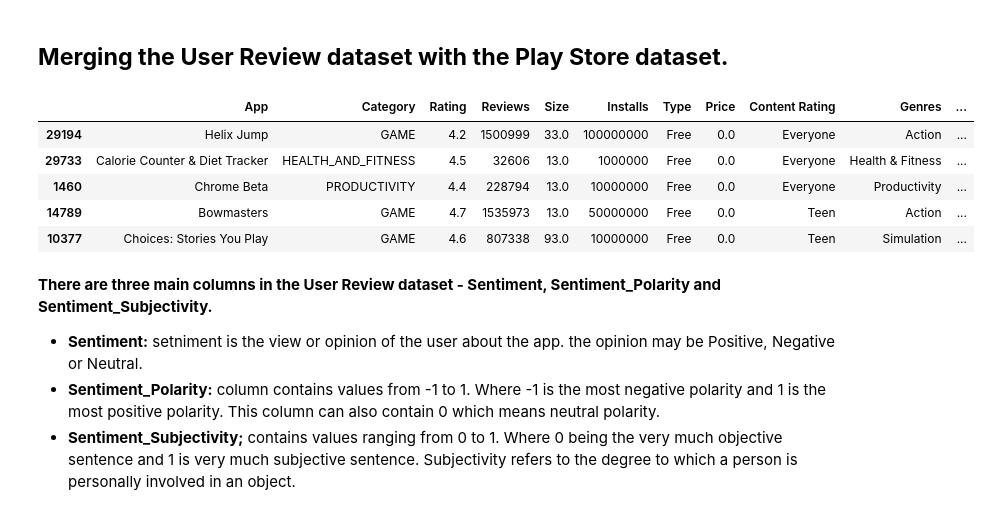
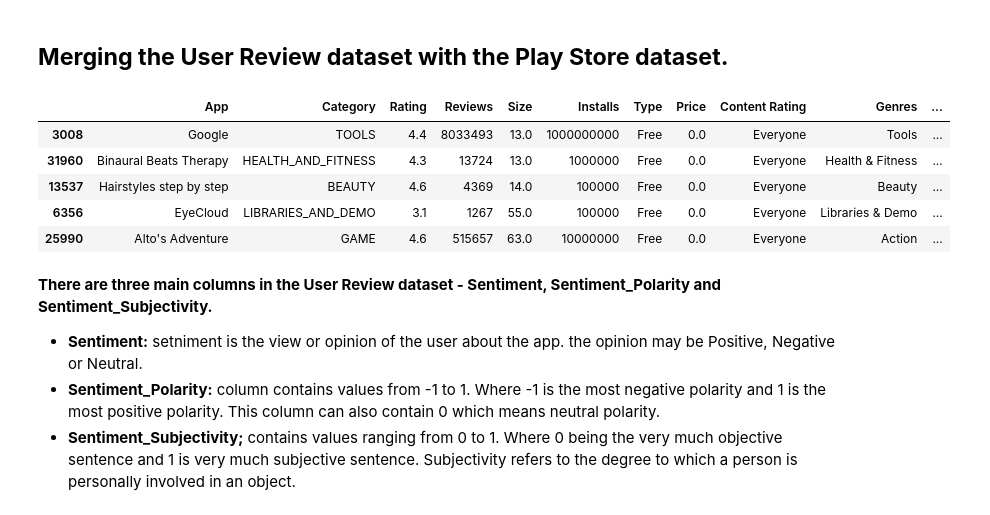
Before and after one commit to harkpun/Google-Play-Store-Analysis, a Jupyter notebook: Play_Store_Analysis.ipynb, the cells around one changed output. Saved outputs shown, nothing was run; the diff lists cells and outputs as text; code cells hidden in the pictures.

```diff
--- a/Play_Store_Analysis.ipynb
+++ b/Play_Store_Analysis.ipynb
@@ -771,16 +785,16 @@ plt.show()
 # %% [markdown]
 ## **Merging the User Review dataset with the Play Store dataset.**
 # %%
-#Merging the User Review dataset with Play Store dataset in a new dataframe with name final_ps_df.
-final_ps_df = ps_df.merge(ur_df, on = 'App')
-final_ps_df.sample(5)
+#Merging the User Review dataset with Play Store dataset in a new dataframe with name final_df.
+final_df = ps_df.merge(ur_df, on = 'App')
+final_df.sample(5)
 # %% [output]
 |  | App | Category | Rating | Reviews | Size | Installs | Type | Price | Content Rating | Genres | ... |
-| 29194 | Helix Jump | GAME | 4.2 | 1500999 | 33.0 | 100000000 | Free | 0.0 | Everyone | Action | ... |
-| 29733 | Calorie Counter & Diet Tracker | HEALTH_AND_FITNESS | 4.5 | 32606 | 13.0 | 1000000 | Free | 0.0 | Everyone | Health & Fitness | ... |
-| 1460 | Chrome Beta | PRODUCTIVITY | 4.4 | 228794 | 13.0 | 10000000 | Free | 0.0 | Everyone | Productivity | ... |
-| 14789 | Bowmasters | GAME | 4.7 | 1535973 | 13.0 | 50000000 | Free | 0.0 | Teen | Action | ... |
-| 10377 | Choices: Stories You Play | GAME | 4.6 | 807338 | 93.0 | 10000000 | Free | 0.0 | Teen | Simulation | ... |
+| 3008 | Google | TOOLS | 4.4 | 8033493 | 13.0 | 1000000000 | Free | 0.0 | Everyone | Tools | ... |
+| 31960 | Binaural Beats Therapy | HEALTH_AND_FITNESS | 4.3 | 13724 | 13.0 | 1000000 | Free | 0.0 | Everyone | Health & Fitness | ... |
+| 13537 | Hairstyles step by step | BEAUTY | 4.6 | 4369 | 14.0 | 100000 | Free | 0.0 | Everyone | Beauty | ... |
+| 6356 | EyeCloud | LIBRARIES_AND_DEMO | 3.1 | 1267 | 55.0 | 100000 | Free | 0.0 | Everyone | Libraries & Demo | ... |
+| 25990 | Alto's Adventure | GAME | 4.6 | 515657 | 63.0 | 10000000 | Free | 0.0 | Everyone | Action | ... |
 # %% [markdown]
 **There are three main columns in the User Review dataset - Sentiment, Sentiment_Polarity and Sentiment_Subjectivity.**
   * **Sentiment:** setniment is the view or opinion of the user about the app. the opinion may be Positive, Negative or Neutral.
```
Also changed, not shown: parts of 64 cells of this notebook.
